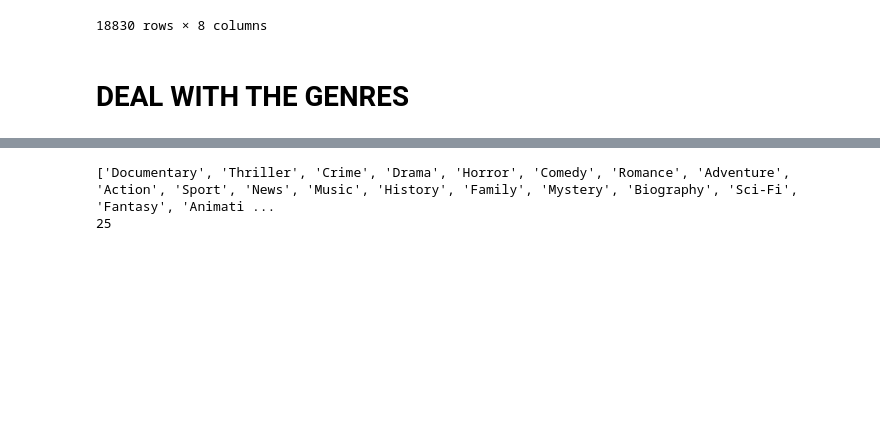
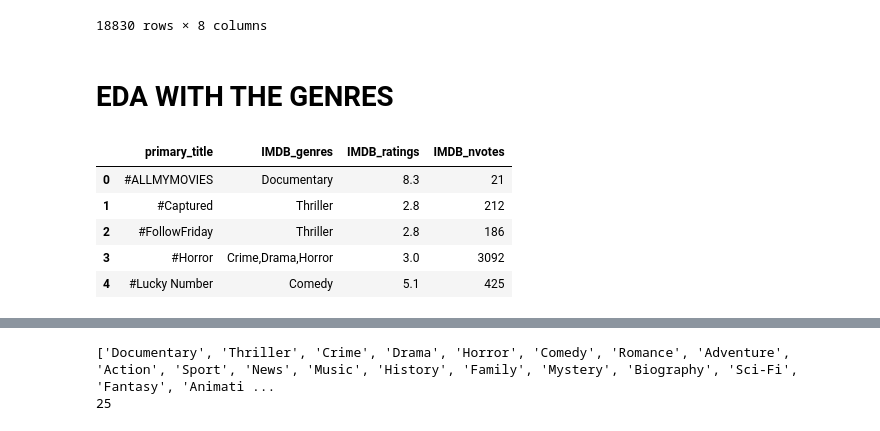
Before and after one commit to learn-co-curriculum/dsc-phase-1-project-v2-4, a Jupyter notebook: hy_data_preperation.ipynb, the cells around one changed output, grey strips where cells are left out. Drawn from its saved outputs; the diff is of its cells as text; code cells hidden in the pictures; blank space fills up the shorter version.

```diff
--- a/hy_data_preperation.ipynb
+++ b/hy_data_preperation.ipynb
@@ -237,4 +254,17 @@ df_join_clean
 | 19878 | ¡Cuatro! | ¡Cuatro! | Documentary | 8.3 | 198 | 2012-11-28 | 7.0 | ... |
 18830 rows × 8 columns
 # %% [markdown]
-# DEAL WITH THE GENRES
+# EDA WITH THE GENRES
+# %%
+# get a df for genre & ratings from IMDB
+
+df_IMDB_genre_ratings = df_join_clean[['primary_title','IMDB_genres','IMDB_ratings','IMDB_nvotes']]
+# %%
+df_IMDB_genre_ratings.head()
+# %% [output]
+|  | primary_title | IMDB_genres | IMDB_ratings | IMDB_nvotes |
+| 0 | #ALLMYMOVIES | Documentary | 8.3 | 21 |
+| 1 | #Captured | Thriller | 2.8 | 212 |
+| 2 | #FollowFriday | Thriller | 2.8 | 186 |
+| 3 | #Horror | Crime,Drama,Horror | 3.0 | 3092 |
+| 4 | #Lucky Number | Comedy | 5.1 | 425 |
```
Also changed, not shown: parts of 7 cells of this notebook.
